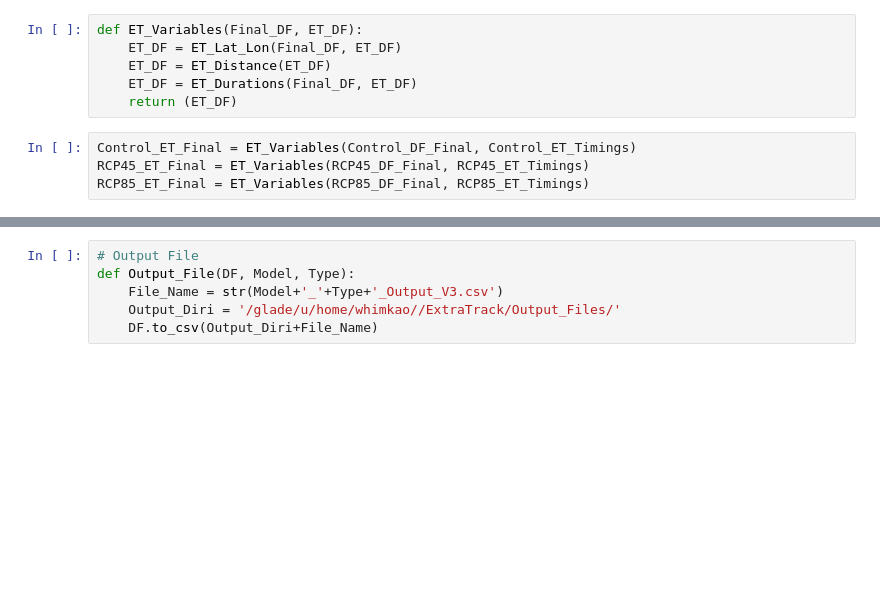
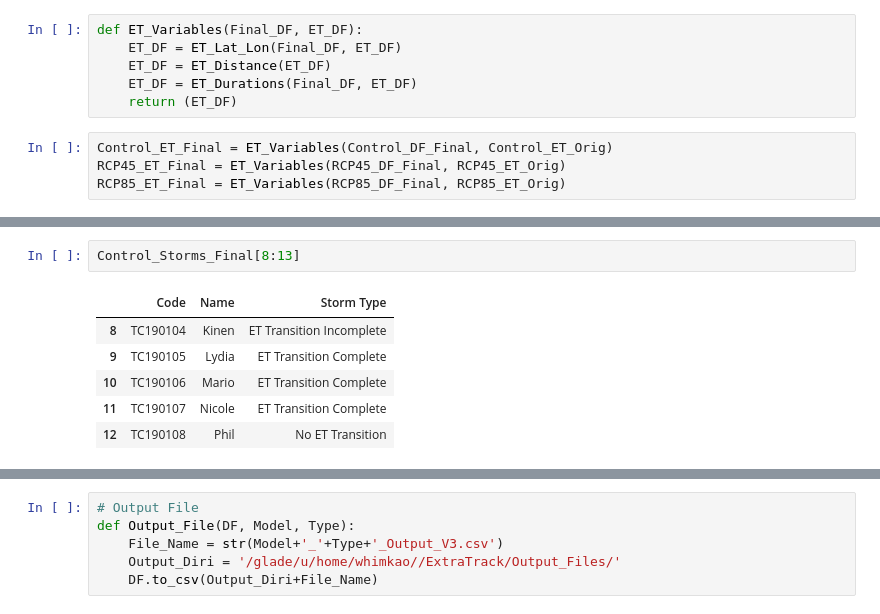
Before and after one commit to Luigi728/Penn_State_Research, a Jupyter notebook: RCP_Analysis_V3.1.ipynb, the cells around one changed output, grey strips where cells are left out. Drawn from its saved outputs; the diff is of its cells as text; blank space fills up the shorter version.

```diff
--- a/RCP_Analysis_V3.1.ipynb
+++ b/RCP_Analysis_V3.1.ipynb
@@ -691,9 +667,9 @@ def ET_Variables(Final_DF, ET_DF):
     ET_DF = ET_Durations(Final_DF, ET_DF)
     return (ET_DF)
 # %%
-Control_ET_Final = ET_Variables(Control_DF_Final, Control_ET_Timings)
-RCP45_ET_Final = ET_Variables(RCP45_DF_Final, RCP45_ET_Timings)
-RCP85_ET_Final = ET_Variables(RCP85_DF_Final, RCP85_ET_Timings)
+Control_ET_Final = ET_Variables(Control_DF_Final, Control_ET_Orig)
+RCP45_ET_Final = ET_Variables(RCP45_DF_Final, RCP45_ET_Orig)
+RCP85_ET_Final = ET_Variables(RCP85_DF_Final, RCP85_ET_Orig)
 # %%
 Control_ET_Final[5:10]
 # %% [output]
@@ -703,3 +679,12 @@ Control_ET_Final[5:10]
 | 7 | TC190107 | Nicole | 2 | 1901-10-14 12:00:00 | 1901-10-15 00:00:00 | 974.56 | 1015.94 | 1019.52 | -22.00 | 42.00 | ... |
 | 8 | TC190109 | Shannon | 1 | 1901-12-14 00:00:00 | 1901-12-14 06:00:00 | 942.03 | 975.20 | 975.97 | -32.75 | 47.00 | ... |
 | 9 | TC190201 | Tony | 2 | 1902-01-27 18:00:00 | 1902-01-28 00:00:00 | 1002.71 | 1012.65 | 1014.76 | -43.50 | 29.50 | ... |
+# %%
+Control_Storms_Final[8:13]
+# %% [output]
+|  | Code | Name | Storm Type |
+| 8 | TC190104 | Kinen | ET Transition Incomplete |
+| 9 | TC190105 | Lydia | ET Transition Complete |
+| 10 | TC190106 | Mario | ET Transition Complete |
+| 11 | TC190107 | Nicole | ET Transition Complete |
+| 12 | TC190108 | Phil | No ET Transition |
```
Also changed, not shown: parts of 45 cells of this notebook, 1 other file.
